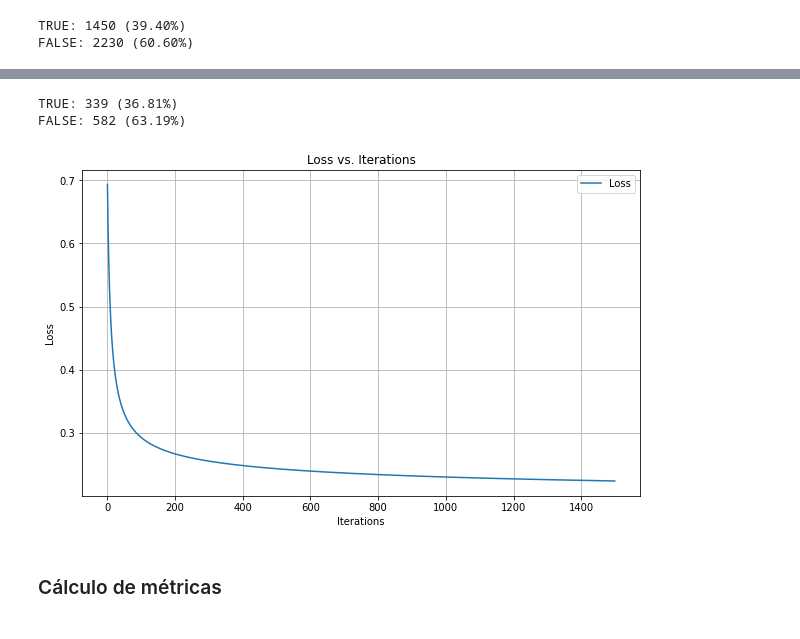
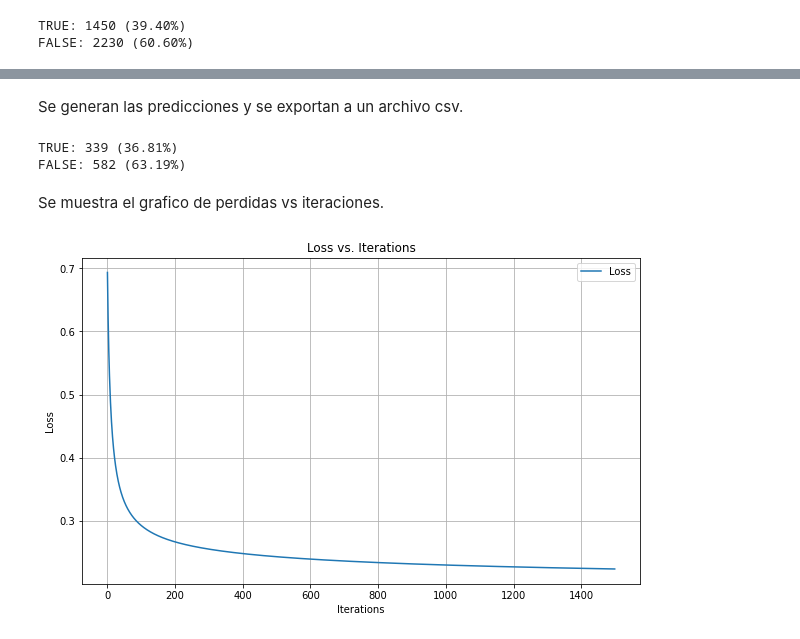
Before and after one commit to natalia-romero/deep_learning, a Jupyter notebook: tarea_1/tarea_1.ipynb, the cells around one changed output, grey strips where cells are left out. Cells and saved outputs as stored; diff of their text form; code cells hidden in the pictures.

```diff
--- a/tarea_1/tarea_1.ipynb
+++ b/tarea_1/tarea_1.ipynb
@@ -119,12 +165,17 @@ X_test = (X_test - np.mean(X_test, axis=0)) / np.std(X_test, axis=0)
+# %%
+lr = LogisticRegression(learning_rate=0.09, n_iters=1500)
+lr.fit(X_train, y_train)
+# %% [markdown]
+Se generan las predicciones y se exportan a un archivo csv.
 # %%
-logistic_regression = LogisticRegression(learning_rate=0.09, n_iters=1500)
-logistic_regression.fit(X_train, y_train)
-predictions = logistic_regression.predict(X_test)
+predictions = lr.predict(X_test)
 np.savetxt("submission.csv", predictions, delimiter=",", fmt='%d', header="ID,Class", comments='')
-logistic_regression.plot_loss()
 # %% [output]
 TRUE: 339 (36.81%)
 FALSE: 582 (63.19%)
-[figure, removed]
-# %% [markdown]
-### Cálculo de métricas
+# %% [markdown]
+Se muestra el grafico de perdidas vs iteraciones.
+# %%
+lr.plot_loss()
+# %% [output]
+[figure, added]
```
Also changed, not shown: parts of 36 cells of this notebook, 3 other files.
